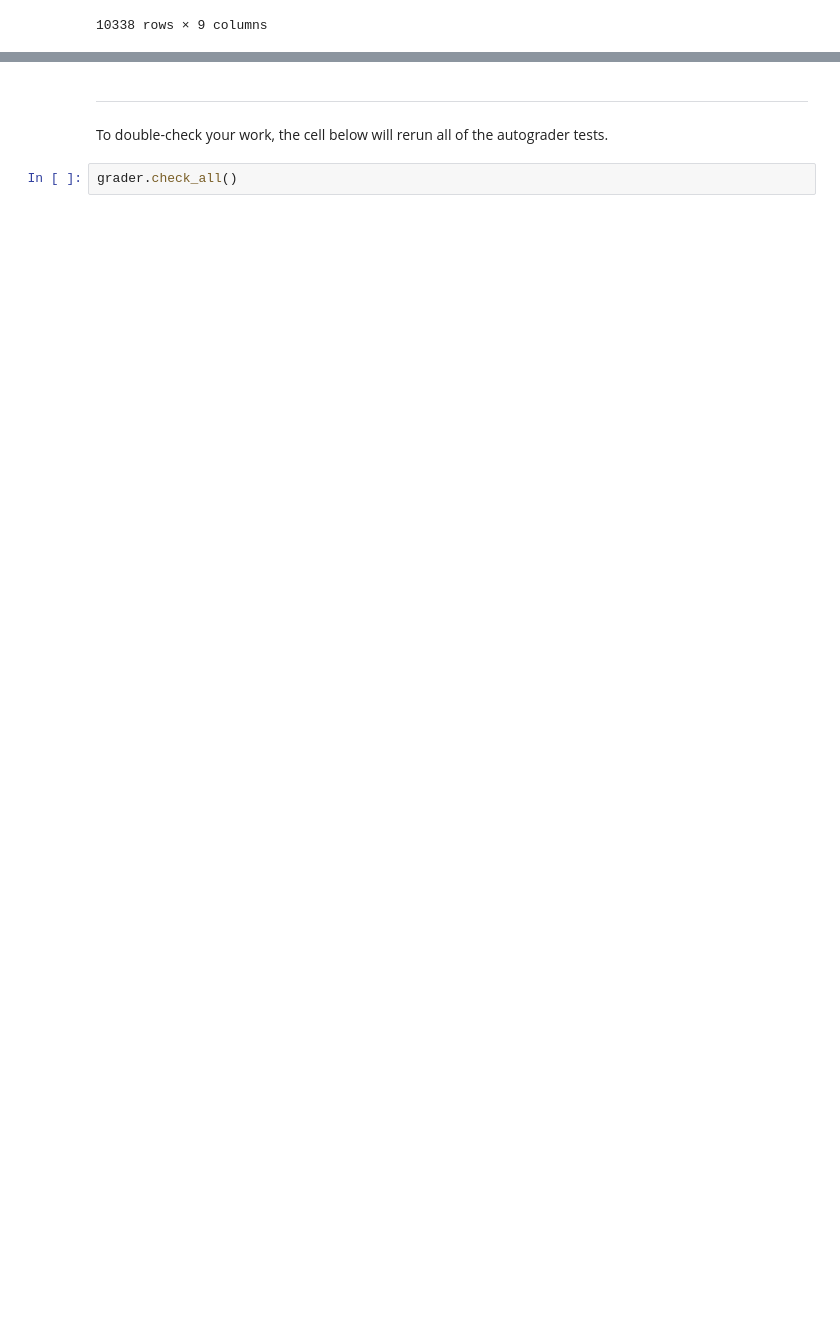
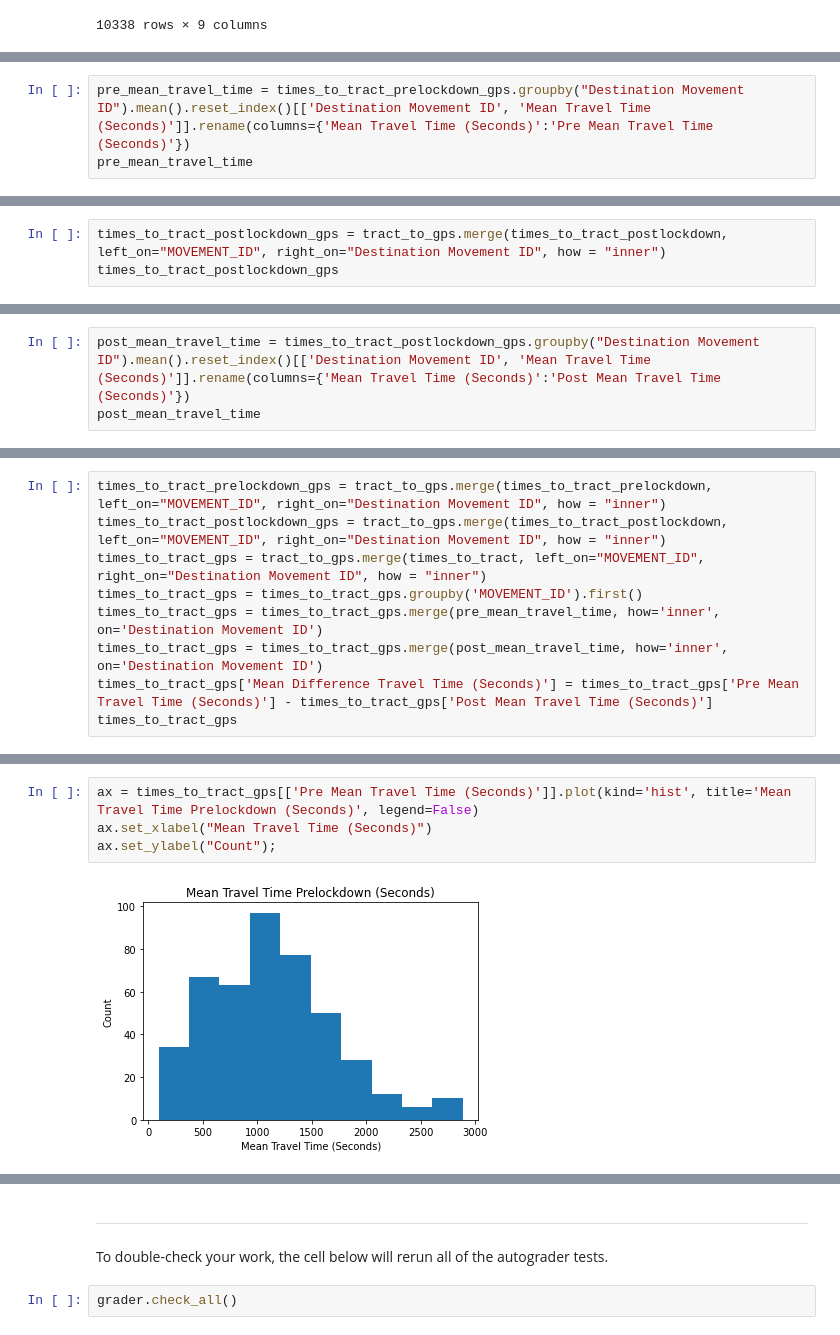
Before and after one commit to JerryPan2718/Traffic-EDA, a Jupyter notebook: Traffic_part1.ipynb, the cells around one changed output, grey strips where cells are left out. Cells and saved outputs as stored; diff of their text form; blank space fills up the shorter version.

```diff
--- a/Traffic_part1.ipynb
+++ b/Traffic_part1.ipynb
@@ -1100,0 +1181,3 @@ times_to_tract
+# %%
+pre_mean_travel_time = times_to_tract_prelockdown_gps.groupby("Destination Movement ID").mean().reset_index()[['Destination Movement ID', 'Mean Travel Time (Seconds)']].rename(columns={'Mean Travel Time (Seconds)':'Pre Mean Travel Time (Seconds)'})
+pre_mean_travel_time
@@ -1100,0 +1198,3 @@ times_to_tract
+# %%
+times_to_tract_postlockdown_gps = tract_to_gps.merge(times_to_tract_postlockdown, left_on="MOVEMENT_ID", right_on="Destination Movement ID", how = "inner")
+times_to_tract_postlockdown_gps
@@ -1100,0 +1215,3 @@ times_to_tract
+# %%
+post_mean_travel_time = times_to_tract_postlockdown_gps.groupby("Destination Movement ID").mean().reset_index()[['Destination Movement ID', 'Mean Travel Time (Seconds)']].rename(columns={'Mean Travel Time (Seconds)':'Post Mean Travel Time (Seconds)'})
+post_mean_travel_time
@@ -1100,0 +1232,9 @@ times_to_tract
+# %%
+times_to_tract_prelockdown_gps = tract_to_gps.merge(times_to_tract_prelockdown, left_on="MOVEMENT_ID", right_on="Destination Movement ID", how = "inner")
+times_to_tract_postlockdown_gps = tract_to_gps.merge(times_to_tract_postlockdown, left_on="MOVEMENT_ID", right_on="Destination Movement ID", how = "inner")
+times_to_tract_gps = tract_to_gps.merge(times_to_tract, left_on="MOVEMENT_ID", right_on="Destination Movement ID", how = "inner")
+times_to_tract_gps = times_to_tract_gps.groupby('MOVEMENT_ID').first()
+times_to_tract_gps = times_to_tract_gps.merge(pre_mean_travel_time, how='inner', on='Destination Movement ID')
+times_to_tract_gps = times_to_tract_gps.merge(post_mean_travel_time, how='inner', on='Destination Movement ID')
+times_to_tract_gps['Mean Difference Travel Time (Seconds)'] = times_to_tract_gps['Pre Mean Travel Time (Seconds)'] - times_to_tract_gps['Post Mean Travel Time (Seconds)']
+times_to_tract_gps
@@ -1100,0 +1255,6 @@ times_to_tract
+# %%
+ax = times_to_tract_gps[['Pre Mean Travel Time (Seconds)']].plot(kind='hist', title='Mean Travel Time Prelockdown (Seconds)', legend=False)
+ax.set_xlabel("Mean Travel Time (Seconds)")
+ax.set_ylabel("Count");
+# %% [output]
+[figure, added]
```
Also changed, not shown: parts of 20 cells of this notebook.
